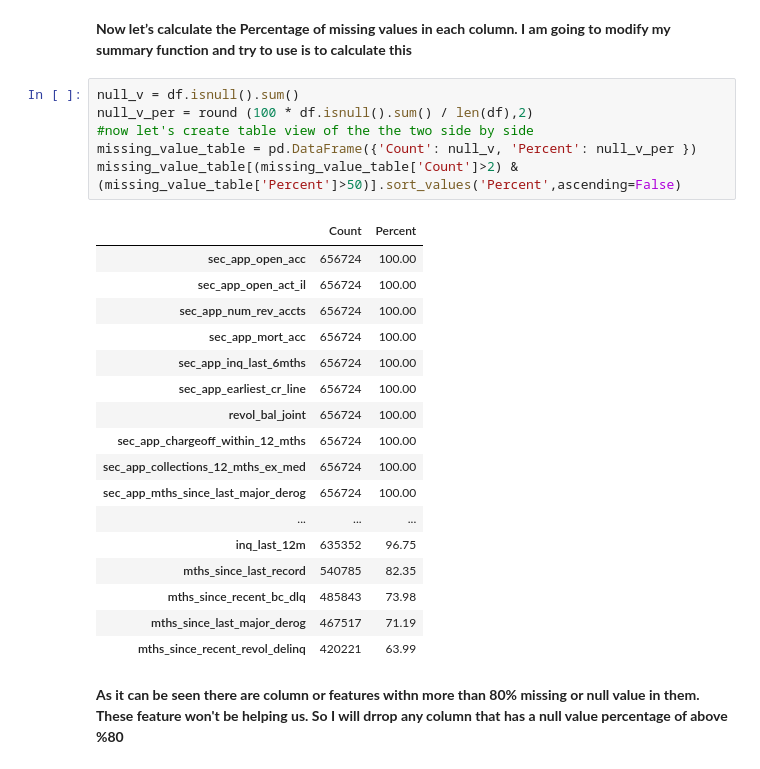
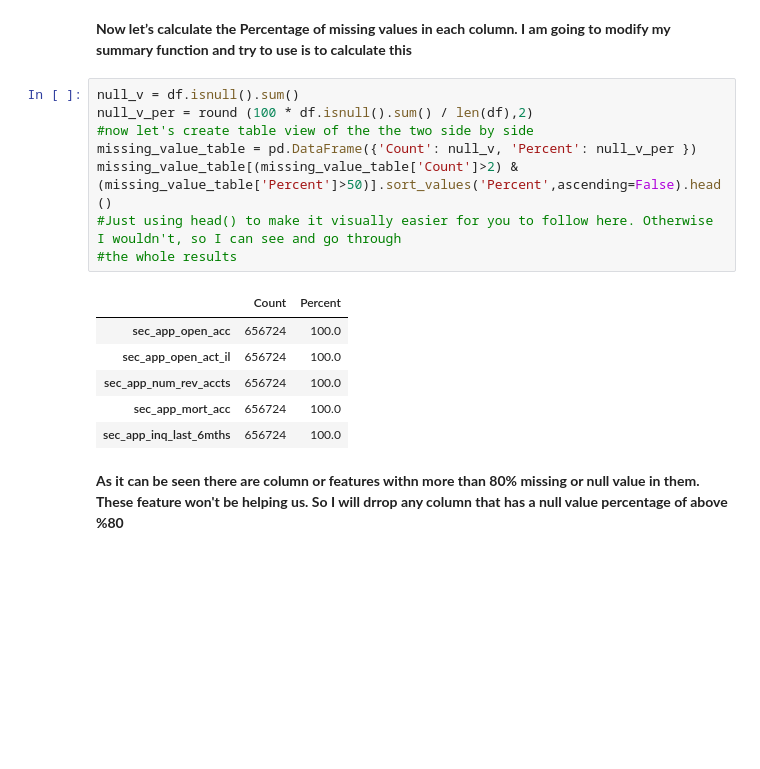
Before and after one commit to htardestani/website-portfolio, a Jupyter notebook: Data cleaning, Preparation and Feature Engineering/Data cleaning, Preparation and Feature Engineering.ipynb, the cells around one changed output. Saved outputs shown, nothing was run; the diff lists cells and outputs as text; blank space fills up the shorter version.

```diff
--- a/Data cleaning, Preparation and Feature Engineering/Data cleaning, Preparation and Feature Engineering.ipynb
+++ b/Data cleaning, Preparation and Feature Engineering/Data cleaning, Preparation and Feature Engineering.ipynb
@@ -168,27 +158,18 @@ All columns in the dataframe: 116
 # %%
 null_v = df.isnull().sum()
 null_v_per = round (100 * df.isnull().sum() / len(df),2)
 #now let's create table view of the the two side by side
 missing_value_table = pd.DataFrame({'Count': null_v, 'Percent': null_v_per })
-missing_value_table[(missing_value_table['Count']>2) & (missing_value_table['Percent']>50)].sort_values('Percent',ascending=False)
+missing_value_table[(missing_value_table['Count']>2) & (missing_value_table['Percent']>50)].sort_values('Percent',ascending=False).head()
+#Just using head() to make it visually easier for you to follow here. Otherwise I wouldn't, so I can see and go through
+#the whole results
 # %% [output]
 |  | Count | Percent |
-| sec_app_open_acc | 656724 | 100.00 |
-| sec_app_open_act_il | 656724 | 100.00 |
-| sec_app_num_rev_accts | 656724 | 100.00 |
-| sec_app_mort_acc | 656724 | 100.00 |
-| sec_app_inq_last_6mths | 656724 | 100.00 |
-| sec_app_earliest_cr_line | 656724 | 100.00 |
-| revol_bal_joint | 656724 | 100.00 |
-| sec_app_chargeoff_within_12_mths | 656724 | 100.00 |
-| sec_app_collections_12_mths_ex_med | 656724 | 100.00 |
-| sec_app_mths_since_last_major_derog | 656724 | 100.00 |
-| ... | ... | ... |
-| inq_last_12m | 635352 | 96.75 |
-| mths_since_last_record | 540785 | 82.35 |
-| mths_since_recent_bc_dlq | 485843 | 73.98 |
-| mths_since_last_major_derog | 467517 | 71.19 |
-| mths_since_recent_revol_delinq | 420221 | 63.99 |
+| sec_app_open_acc | 656724 | 100.0 |
+| sec_app_open_act_il | 656724 | 100.0 |
+| sec_app_num_rev_accts | 656724 | 100.0 |
+| sec_app_mort_acc | 656724 | 100.0 |
+| sec_app_inq_last_6mths | 656724 | 100.0 |
 # %% [markdown]
 **As it can be seen there are column or features withn more than 80% missing or null value in them. These feature won't be helping us. So I will drrop any column that has a null value percentage of above %80**
 # %%
```
Also changed, not shown: parts of 8 cells of this notebook.
